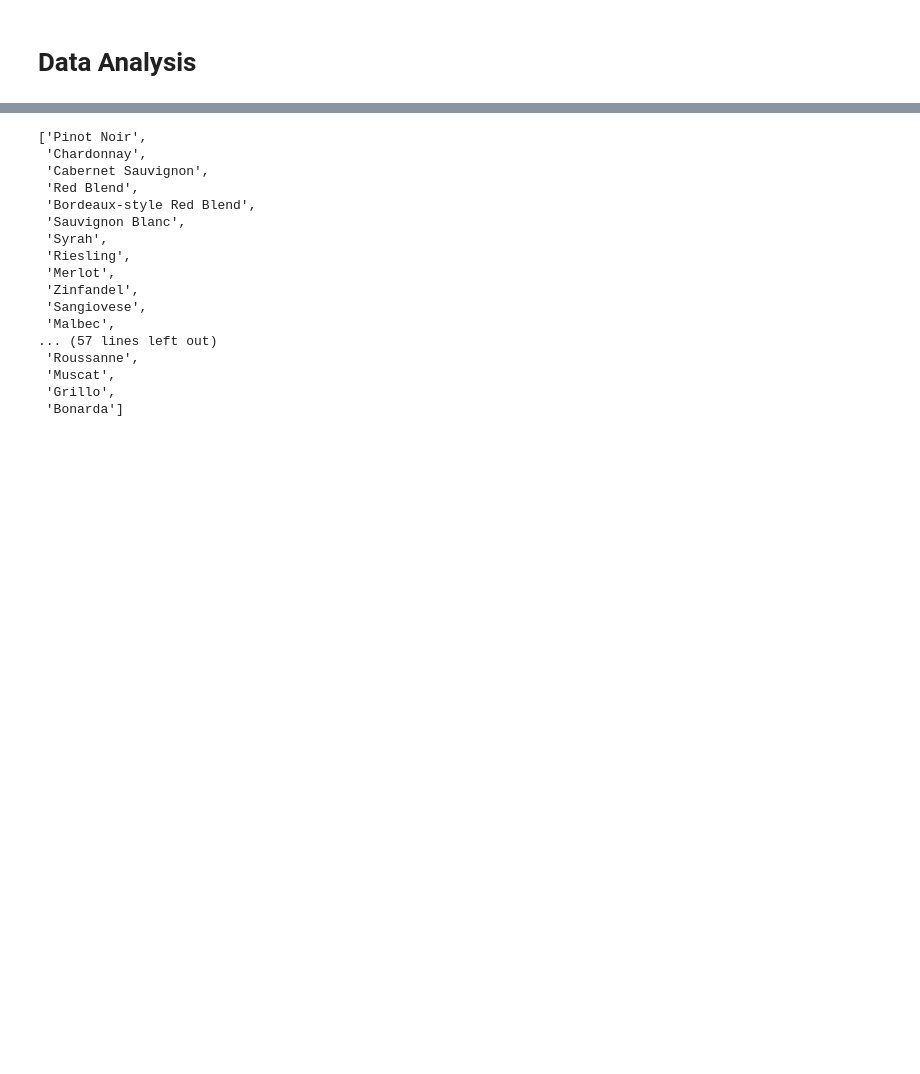
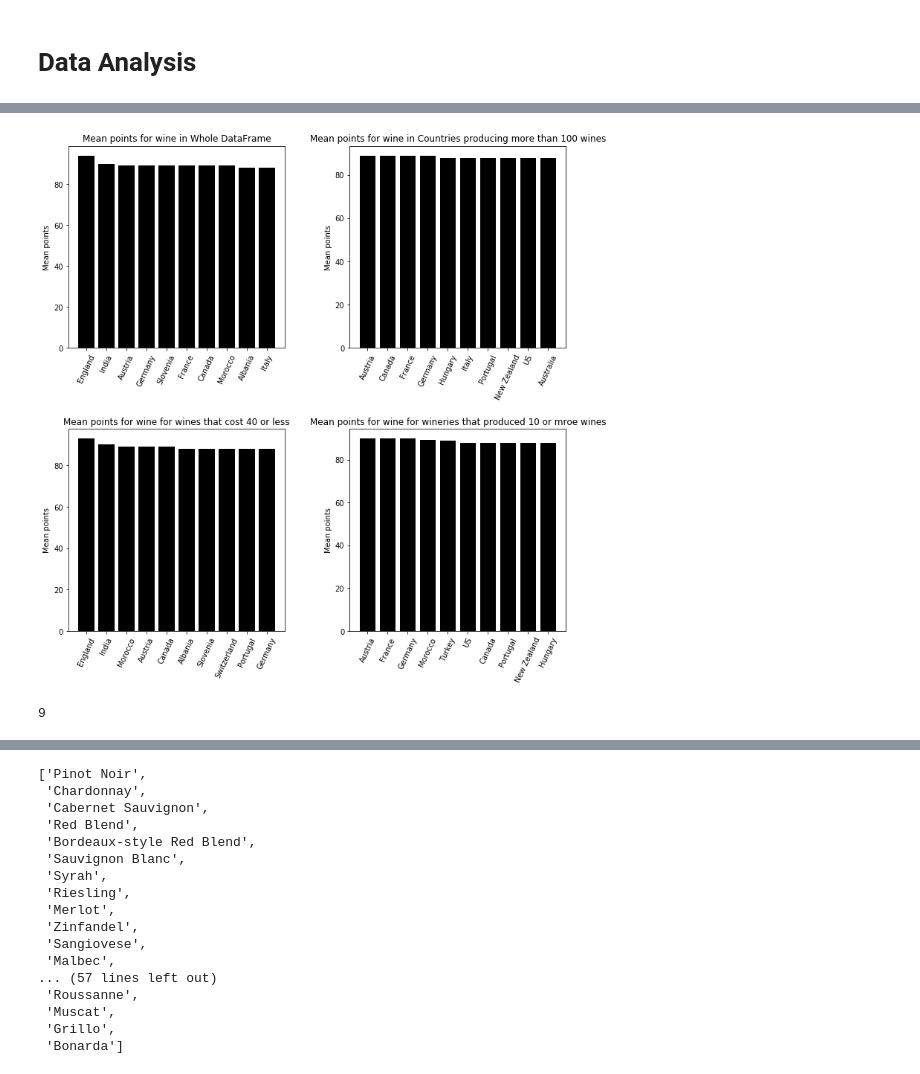
Before and after one commit to igorstojanovic91/wine-review-analysis, a Jupyter notebook: Wine reviews Analysis.ipynb, the cells around one changed output, grey strips where cells are left out. Saved outputs shown, nothing was run; the diff lists cells and outputs as text; code cells hidden in the pictures; blank space fills up the shorter version.

```diff
--- a/Wine reviews Analysis.ipynb
+++ b/Wine reviews Analysis.ipynb
@@ -342,0 +528,20 @@ get_top_5_value_counts(df, 'country')
+# %%
+#creates a function that creates a subset of the data frame, depending on value counts of a column
+#inputs: dataframe, desired column and the minimum amount of values needed to be added to dataframe
+#outputs: new dataframe based on column and minimum value counts
+def create_df_value_counts(dataframe, col, amount_of_min_value_counts):
+    dic = {}
+    for index, value in zip(dataframe[col].value_counts().index, dataframe[col].value_counts()):
+        dic[index] = value
+    dic_amount = []
+    for key, value in dic.items():
+        if value >= amount_of_min_value_counts:
+            dic_amount.append(key)
+    new_df = df[df[col].isin(dic_amount)]
+    return new_df
+# %%
+#create df with countries with more than 100 wines
+df_country_100 = create_df_value_counts(df,'country',100)
+
+#create df with wineries with more than 10 wines
+df_winery_10 = create_df_value_counts(df,'winery',10)
@@ -342,0 +596,30 @@ get_top_5_value_counts(df, 'country')
+# %%
+#https://matplotlib.org/tutorials/introductory/pyplot.html
+
+plt.figure(1, figsize=(12,12))
+
+plt.subplot(221)
+get_best_wine_grouped_mean(df,'country','points', False, 10, 'median');
+plt.ylabel('Mean points')
+plt.title('Mean points for wine in Whole DataFrame')
+plt.subplot(222)
+get_best_wine_grouped_mean(df_country_100,'country','points', False, 10, 'median');
+plt.ylabel('Mean points')
+plt.title('Mean points for wine in Countries producing more than 100 wines')
+plt.subplot(223)
+get_best_wine_grouped_mean(df_price_40,'country','points', False, 10, 'median');
+plt.ylabel('Mean points')
+plt.title('Mean points for wine for wines that cost 40 or less')
+plt.subplot(224)
+get_best_wine_grouped_mean(df_winery_10,'country','points', False, 10, 'median');
+plt.ylabel('Mean points')
+plt.title('Mean points for wine for wineries that produced 10 or mroe wines')
+
+plt.subplots_adjust(hspace = 0.4, wspace=0.3)
+plt.show();
+# %% [output]
+[figure, added]
+# %%
+len(df.query('country == "England"'))
+# %% [output]
+9
```
Also changed, not shown: parts of 27 cells of this notebook.
